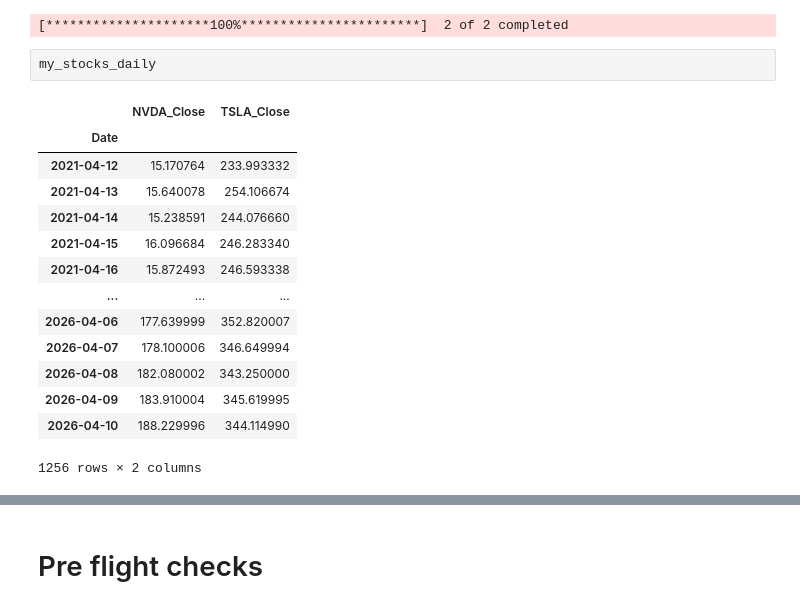
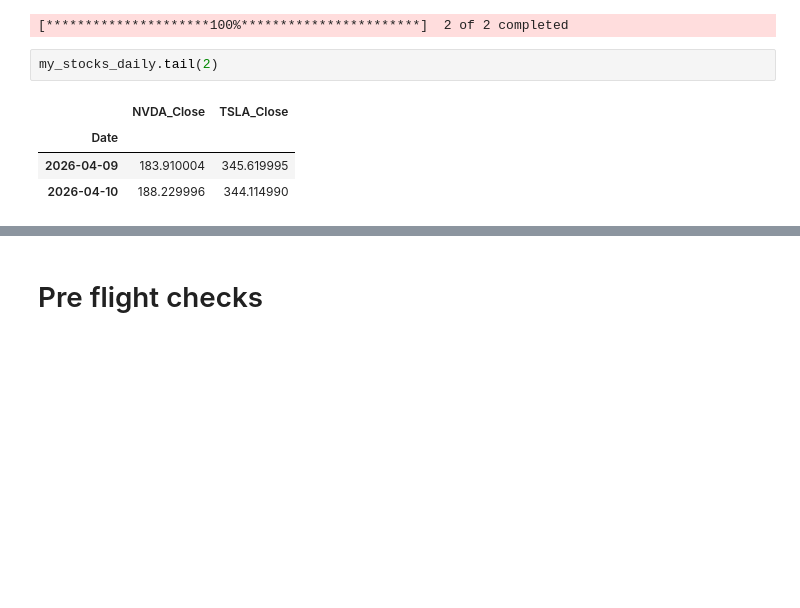
Before and after one commit to grigorirasputin/Mini-projects, a Jupyter notebook: Time Series/time_series_intro.ipynb, the cells around one changed output, grey strips where cells are left out. Cells and saved outputs as stored; diff of their text form; blank space fills up the shorter version.

```diff
--- a/Time Series/time_series_intro.ipynb
+++ b/Time Series/time_series_intro.ipynb
@@ -65,19 +67,9 @@ my_stocks_daily = fetch_stock_data_close(tickers=target_stocks, period="5y", int
 Fetching 1d data for ['TSLA', 'NVDA'] over the last 5y...
 [*********************100%***********************]  2 of 2 completed
 # %%
-my_stocks_daily
+my_stocks_daily.tail(2)
 # %% [output]
 |  | NVDA_Close | TSLA_Close |
 | Date |  |  |
-| 2021-04-12 | 15.170764 | 233.993332 |
-| 2021-04-13 | 15.640078 | 254.106674 |
-| 2021-04-14 | 15.238591 | 244.076660 |
-| 2021-04-15 | 16.096684 | 246.283340 |
-| 2021-04-16 | 15.872493 | 246.593338 |
-| ... | ... | ... |
-| 2026-04-06 | 177.639999 | 352.820007 |
-| 2026-04-07 | 178.100006 | 346.649994 |
-| 2026-04-08 | 182.080002 | 343.250000 |
 | 2026-04-09 | 183.910004 | 345.619995 |
 | 2026-04-10 | 188.229996 | 344.114990 |
-1256 rows × 2 columns
```
Also changed, not shown: parts of 4 cells of this notebook, 1 other file.
